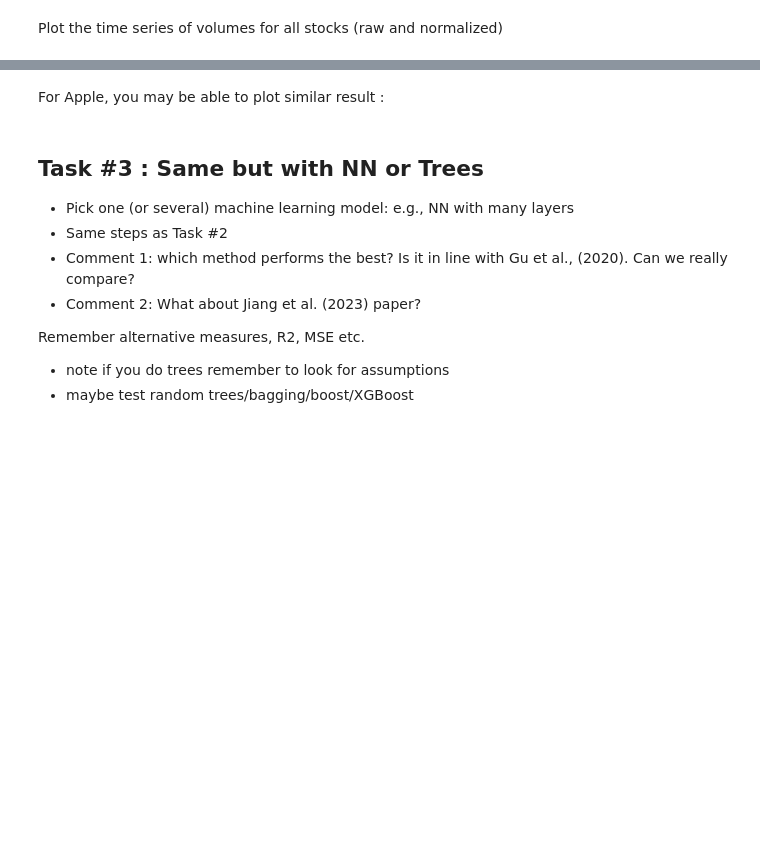
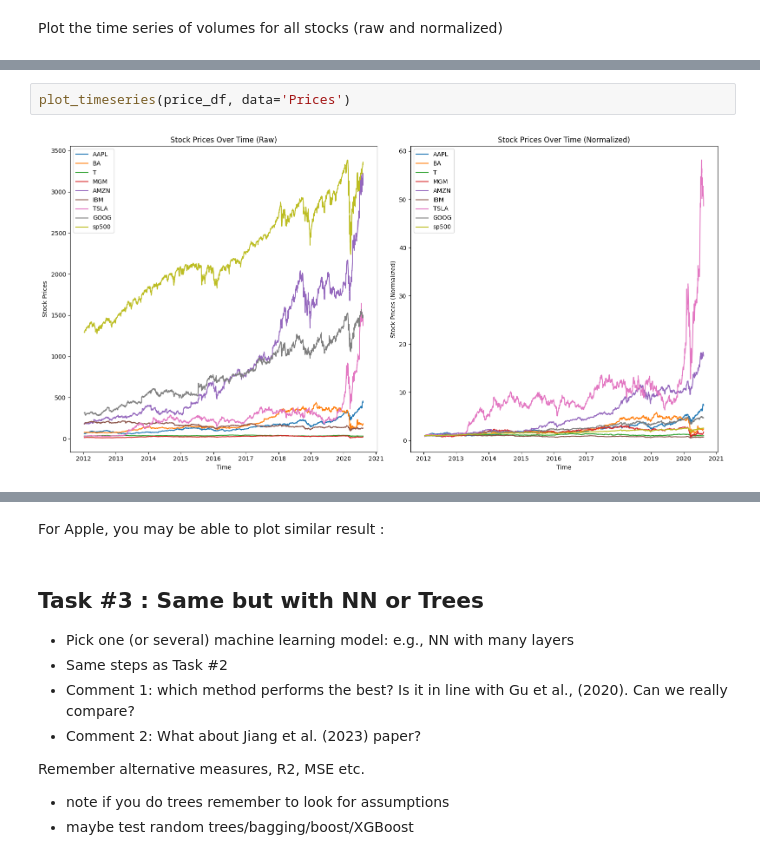
Before and after one commit to bubuzhang2002/Finance-with-Big-Data-PC-labs, a Jupyter notebook: PC labs/PC lab4.ipynb, the cells around one changed output, grey strips where cells are left out. Cells and saved outputs as stored; diff of their text form; blank space fills up the shorter version.

```diff
--- a/PC labs/PC lab4.ipynb
+++ b/PC labs/PC lab4.ipynb
@@ -227,0 +291,4 @@ Plot the time series of volumes for all stocks (raw and normalized)
+# %%
+plot_timeseries(price_df, data='Prices')
+# %% [output]
+[figure, added]
```
Also changed, not shown: parts of 29 cells of this notebook.
